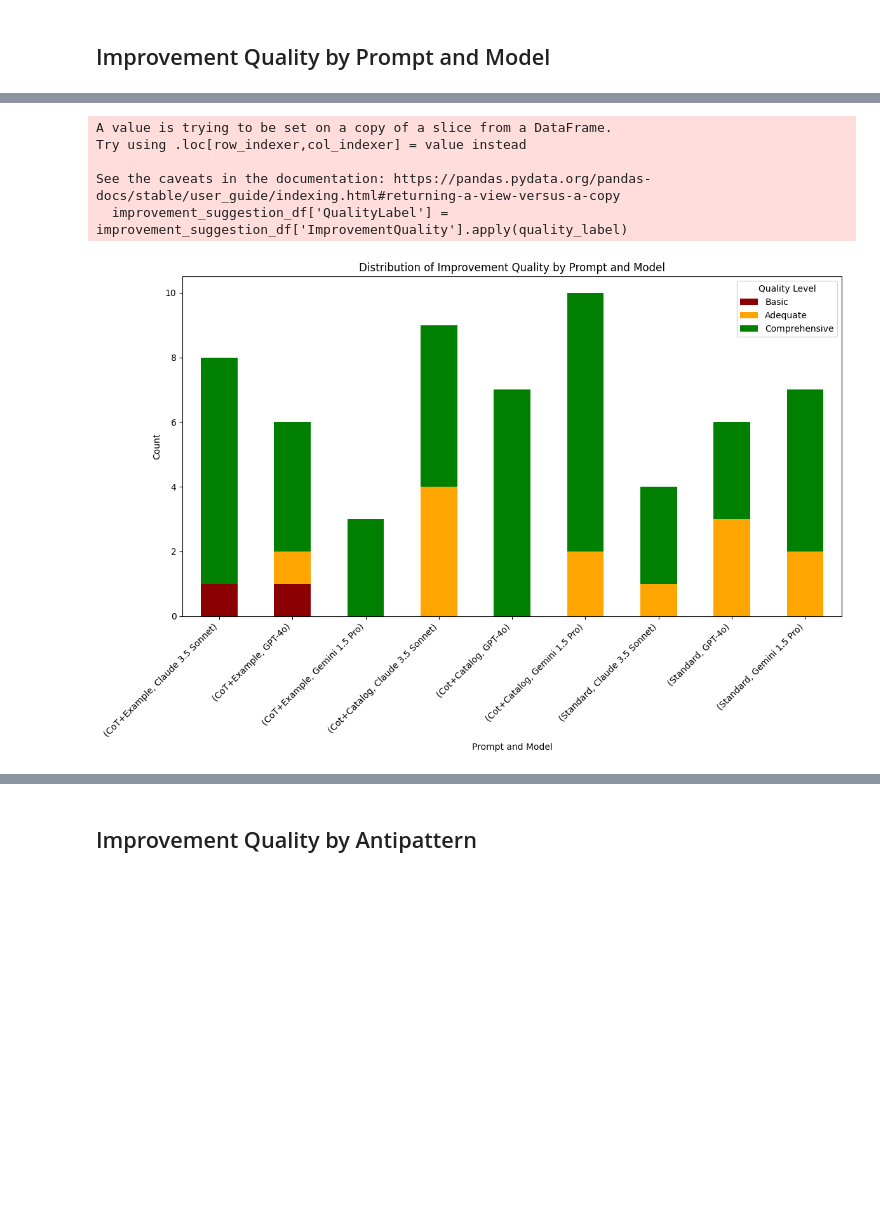
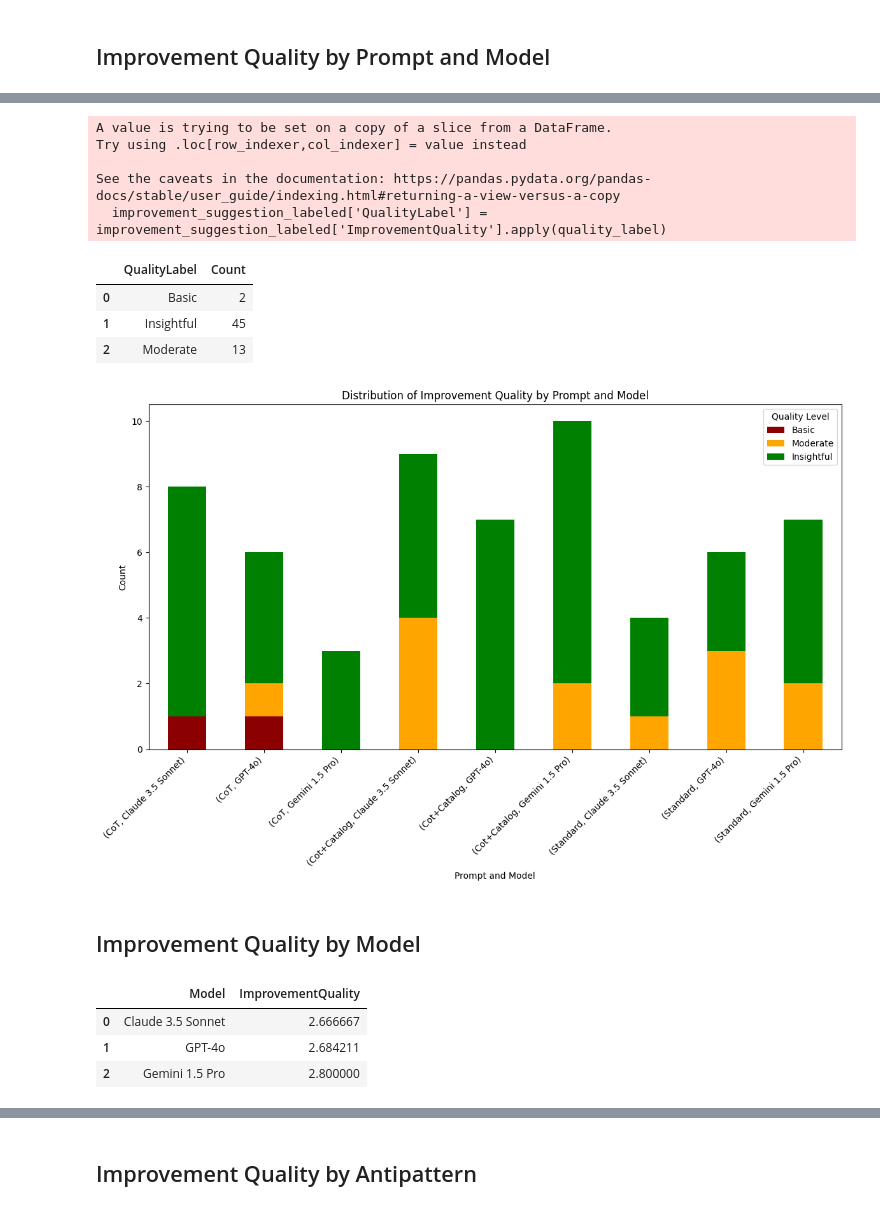
Before and after one commit to fapfaff/ai-detection-of-architectural-antipatterns, a Jupyter notebook: evaluation/evaluation.ipynb, the cells around one changed output, grey strips where cells are left out. Saved outputs shown, nothing was run; the diff lists cells and outputs as text; code cells hidden in the pictures; blank space fills up the shorter version.

Commit message:
update evaluation images

```diff
--- a/evaluation/evaluation.ipynb
+++ b/evaluation/evaluation.ipynb
@@ -233,38 +247,58 @@ plt.show()
+# %%
+def quality_label(value):
+    if value == 1:
+        return 'Basic'
+    elif value == 2:
+        return 'Moderate'
+    elif value == 3:
+        return 'Insightful'
+
+colors = {
+    'Basic': 'darkred',
+    'Moderate': 'orange',
+    'Insightful': 'green'
+}
+
+improvement_suggestion_labeled = df[df['ImprovementQuality'] > 0]
+improvement_suggestion_labeled['QualityLabel'] = improvement_suggestion_labeled['ImprovementQuality'].apply(quality_label)
+# %% [output]
+A value is trying to be set on a copy of a slice from a DataFrame.
+Try using .loc[row_indexer,col_indexer] = value instead
+
+See the caveats in the documentation: https://pandas.pydata.org/pandas-docs/stable/user_guide/indexing.html#returning-a-view-versus-a-copy
+  improvement_suggestion_labeled['QualityLabel'] = improvement_suggestion_labeled['ImprovementQuality'].apply(quality_label)
+# %%
+sum_by_label = improvement_suggestion_labeled.groupby(['QualityLabel']).size().reset_index(name='Count')
+
+sum_by_label
+# %% [output]
+|  | QualityLabel | Count |
+| 0 | Basic | 2 |
+| 1 | Insightful | 45 |
+| 2 | Moderate | 13 |
 # %%
-def quality_label(value):
-    if value == 1:
-        return 'Basic'
-    elif value == 2:
-        return 'Adequate'
-    elif value == 3:
-        return 'Comprehensive'
-
-colors = {
-    'Basic': 'darkred',
-    'Adequate': 'orange',
-    'Comprehensive': 'green'
-}
-
-improvement_suggestion_df = df[df['ImprovementQuality'] > 0]
-improvement_suggestion_df['QualityLabel'] = improvement_suggestion_df['ImprovementQuality'].apply(quality_label)
-
-grouped = improvement_suggestion_df.groupby(['Prompt', 'Model', 'QualityLabel']).size().reset_index(name='Count')
+grouped = improvement_suggestion_labeled.groupby(['Prompt', 'Model', 'QualityLabel']).size().reset_index(name='Count')
 
 pivot = grouped.pivot(index=['Prompt', 'Model'], columns='QualityLabel', values='Count').fillna(0)
-pivot = pivot[['Basic', 'Adequate', 'Comprehensive']]
+pivot = pivot[['Basic', 'Moderate', 'Insightful']]
 
 pivot.plot(kind='bar', stacked=True, figsize=(12, 8), color=[colors[col] for col in pivot.columns])
 plt.title('Distribution of Improvement Quality by Prompt and Model')
 plt.ylabel('Count')
 plt.xlabel('Prompt and Model')
 plt.xticks(rotation=45, ha='right')
 plt.legend(title='Quality Level')
 plt.tight_layout()
 plt.show()
 # %% [output]
-A value is trying to be set on a copy of a slice from a DataFrame.
-Try using .loc[row_indexer,col_indexer] = value instead
-
-See the caveats in the documentation: https://pandas.pydata.org/pandas-docs/stable/user_guide/indexing.html#returning-a-view-versus-a-copy
-  improvement_suggestion_df['QualityLabel'] = improvement_suggestion_df['ImprovementQuality'].apply(quality_label)
-[figure, old version]
+[figure, new version]
+# %% [markdown]
+## Improvement Quality by Model
+# %%
+quality_by_model = improvement_suggestion_df.groupby("Model")["ImprovementQuality"].mean().reset_index()
+quality_by_model
+# %% [output]
+|  | Model | ImprovementQuality |
+| 0 | Claude 3.5 Sonnet | 2.666667 |
+| 1 | GPT-4o | 2.684211 |
+| 2 | Gemini 1.5 Pro | 2.800000 |
```
Also changed, not shown: parts of 15 cells of this notebook, 11 other files.
